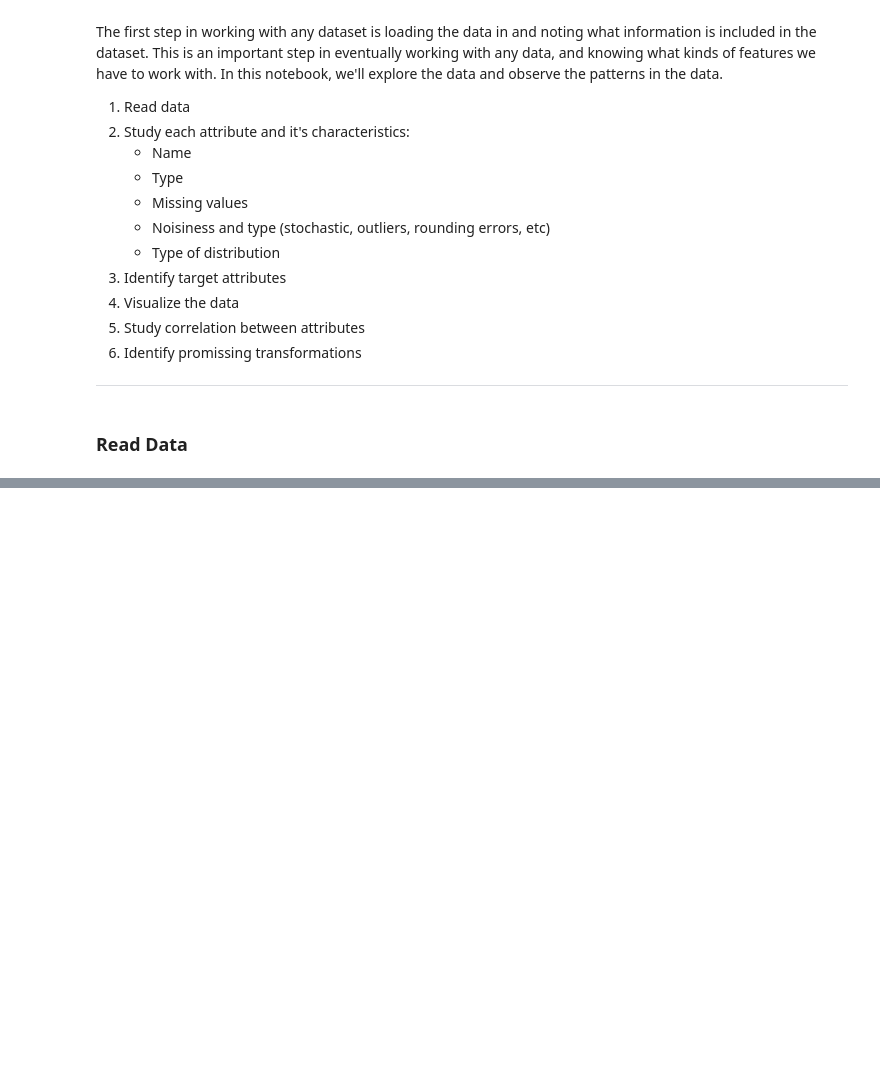
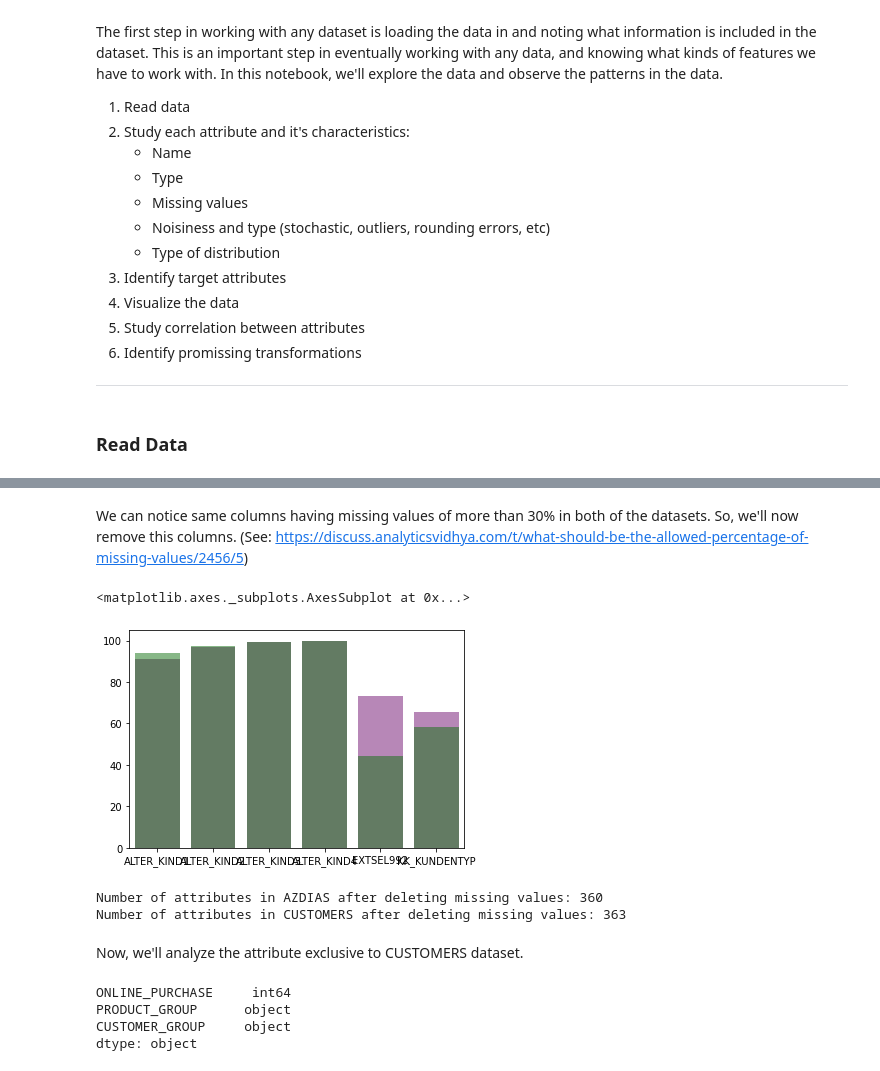
Before and after one commit to itirkaa/Arvato-Customer-Segmentation, a Jupyter notebook: 1_Data_Exploration.ipynb, the cells around one changed output, grey strips where cells are left out. Drawn from its saved outputs; the diff is of its cells as text; code cells hidden in the pictures; blank space fills up the shorter version.

Commit message:
Feat: Update data_exploration notebook
- find missing data
- analyse customer and product groups

```diff
--- a/1_Data_Exploration.ipynb
+++ b/1_Data_Exploration.ipynb
@@ -67,0 +63,2 @@ customers.head(10)
+# %%
+azdias, customers, train, test = read_data()
@@ -67,0 +97,7 @@ customers.head(10)
+# %%
+# Find attributes with more than 25% of missing values in AZDIAS dataset
+
+missing_pct_azdias = ((azdias.isna().sum() / azdias.index.size) * 100)
+missing_pct_azdias = missing_pct_azdias.compute()
+
+print(missing_pct_azdias[missing_pct_azdias > 25])
@@ -67,0 +124,7 @@ customers.head(10)
+# %%
+# Checking missing values in Customers
+missing_pct_customers = ((customers.isna().sum() / customers.index.size) * 100)
+missing_pct_customers = missing_pct_customers.compute()
+missing_30pct_customers = missing_pct_customers[missing_pct_customers > 30]
+
+print(missing_30pct_customers)
@@ -67,0 +139,4 @@ customers.head(10)
+# %%
+missing_30pct_azdias = missing_pct_azdias[missing_pct_azdias > 30]
+
+print(missing_30pct_azdias)
@@ -67,0 +151,11 @@ customers.head(10)
+# %% [markdown]
+We can notice same columns having missing values of more than 30% in both of the datasets. So, we'll now remove this columns.
+(See: https://discuss.analyticsvidhya.com/t/what-should-be-the-allowed-percentage-of-missing-values/2456/5)
+# %%
+# plt.figure(figsize=(10, 5))
+# Plot 1
+sns.barplot(x=missing_30pct_azdias.index, y=missing_30pct_azdias, alpha=0.5, color='purple')
+sns.barplot(x=missing_30pct_customers.index, y=missing_30pct_customers, alpha=0.5, color='green')
+# %% [output]
+<matplotlib.axes._subplots.AxesSubplot at 0x...>
+[figure, added]
@@ -67,0 +168,16 @@ customers.head(10)
+# %%
+print("Number of attributes in AZDIAS after deleting missing values:", azdias_clean.columns.size)
+print("Number of attributes in CUSTOMERS after deleting missing values:", customers_clean.columns.size)
+# %% [output]
+Number of attributes in AZDIAS after deleting missing values: 360
+Number of attributes in CUSTOMERS after deleting missing values: 363
+# %% [markdown]
+Now, we'll analyze the attribute exclusive to CUSTOMERS dataset.
+# %%
+diff_attr = list(diff_attr)
+customers_clean.loc[:, diff_attr].dtypes
+# %% [output]
+ONLINE_PURCHASE     int64
+PRODUCT_GROUP      object
+CUSTOMER_GROUP     object
+dtype: object
```
Also changed, not shown: parts of 23 cells of this notebook.
